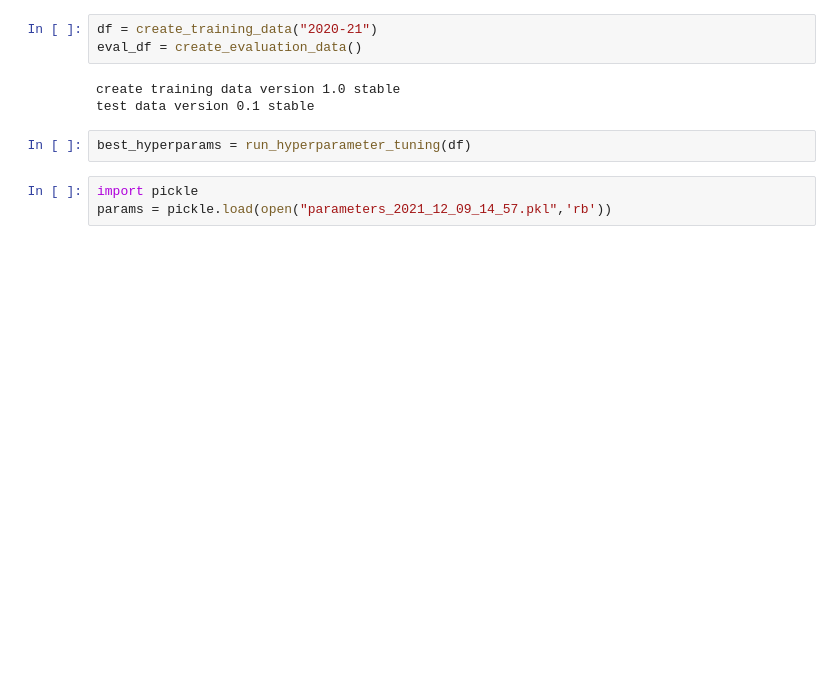
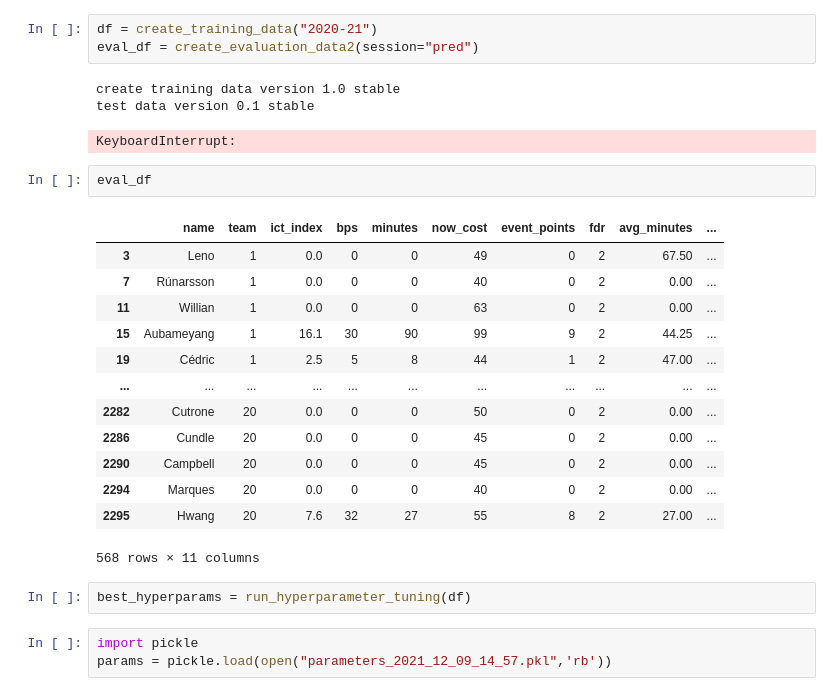
Before and after one commit to magnustorvund/fantasyAI, a Jupyter notebook: notebooks/performance_test.ipynb, the cells around one changed output. Saved outputs shown, nothing was run; the diff lists cells and outputs as text; blank space fills up the shorter version.

```diff
--- a/notebooks/performance_test.ipynb
+++ b/notebooks/performance_test.ipynb
@@ -7,9 +12,26 @@ from pipeline import run_model_training, run_hyperparameter_tuning, run_model_tr
 # %%
 df = create_training_data("2020-21")
-eval_df = create_evaluation_data()
+eval_df = create_evaluation_data2(session="pred")
 # %% [output]
 create training data version 1.0 stable
 test data version 0.1 stable
+KeyboardInterrupt:
+# %%
+eval_df
+# %% [output]
+|  | name | team | ict_index | bps | minutes | now_cost | event_points | fdr | avg_minutes | ... |
+| 3 | Leno | 1 | 0.0 | 0 | 0 | 49 | 0 | 2 | 67.50 | ... |
+| 7 | Rúnarsson | 1 | 0.0 | 0 | 0 | 40 | 0 | 2 | 0.00 | ... |
+| 11 | Willian | 1 | 0.0 | 0 | 0 | 63 | 0 | 2 | 0.00 | ... |
+| 15 | Aubameyang | 1 | 16.1 | 30 | 90 | 99 | 9 | 2 | 44.25 | ... |
+| 19 | Cédric | 1 | 2.5 | 5 | 8 | 44 | 1 | 2 | 47.00 | ... |
+| ... | ... | ... | ... | ... | ... | ... | ... | ... | ... | ... |
+| 2282 | Cutrone | 20 | 0.0 | 0 | 0 | 50 | 0 | 2 | 0.00 | ... |
+| 2286 | Cundle | 20 | 0.0 | 0 | 0 | 45 | 0 | 2 | 0.00 | ... |
+| 2290 | Campbell | 20 | 0.0 | 0 | 0 | 45 | 0 | 2 | 0.00 | ... |
+| 2294 | Marques | 20 | 0.0 | 0 | 0 | 40 | 0 | 2 | 0.00 | ... |
+| 2295 | Hwang | 20 | 7.6 | 32 | 27 | 55 | 8 | 2 | 27.00 | ... |
+568 rows × 11 columns
 # %%
 best_hyperparams = run_hyperparameter_tuning(df)
 # %%
```
Also changed, not shown: parts of 5 cells of this notebook, 3 other files.
